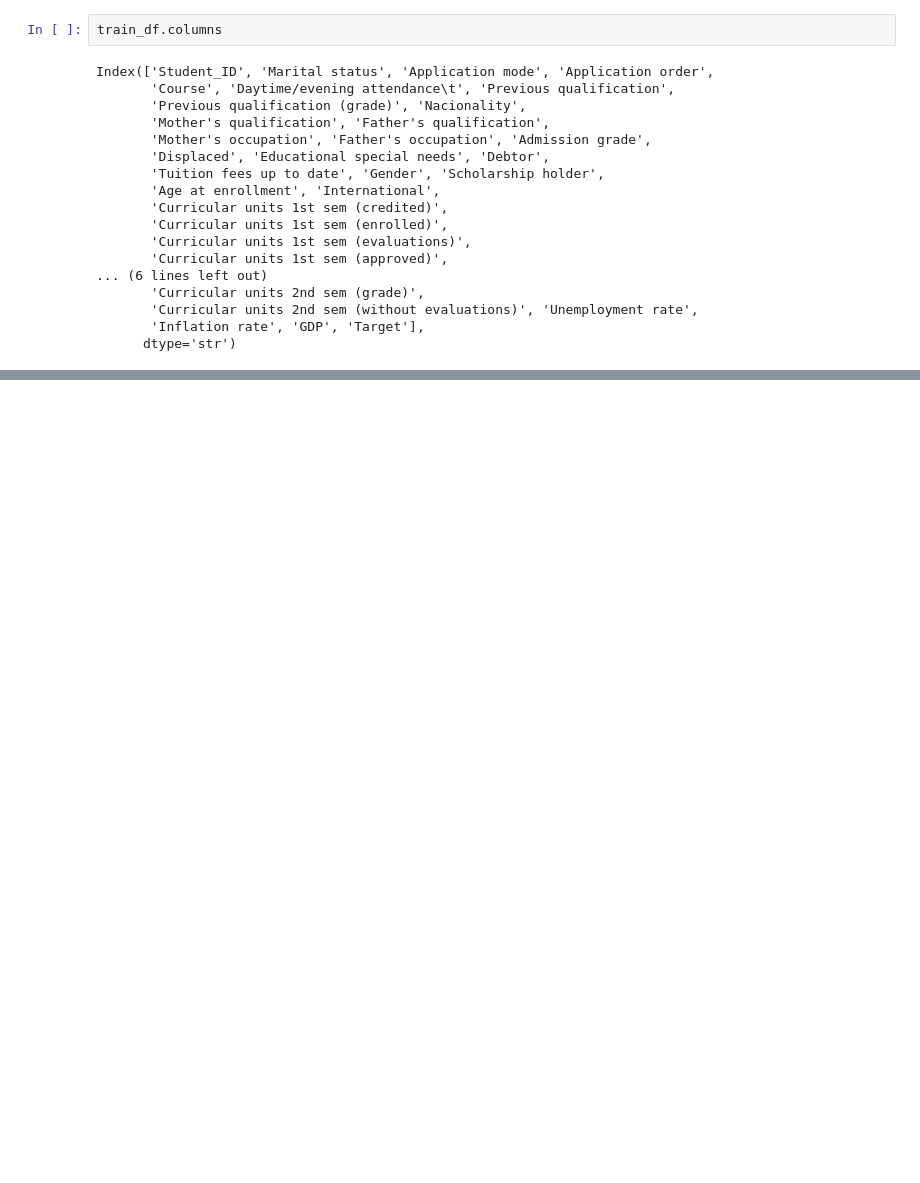
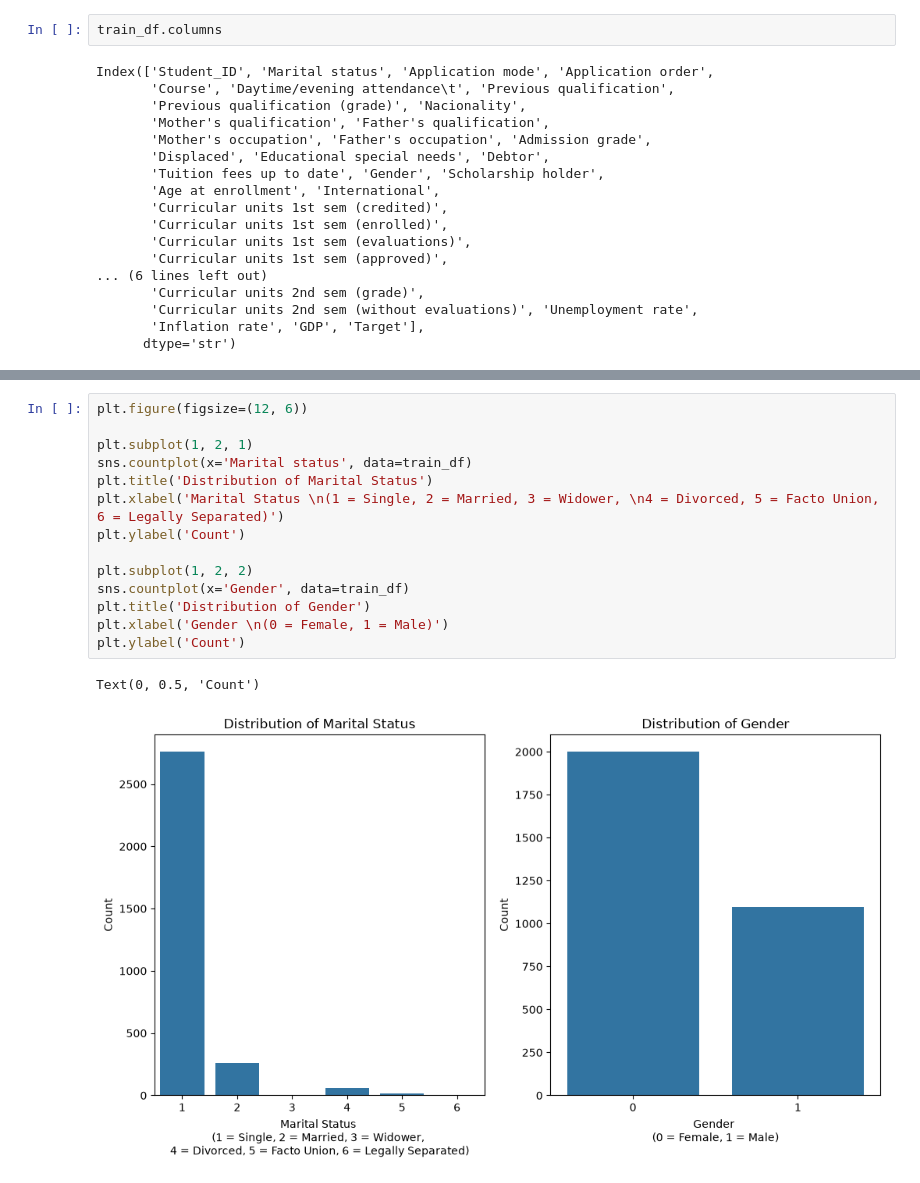
Before and after one commit to hamzhrdn/G6_AdvancedAI_Model, a Jupyter notebook: preprocessing.ipynb, the cells around one changed output, grey strips where cells are left out. Drawn from its saved outputs; the diff is of its cells as text; blank space fills up the shorter version.

```diff
--- a/preprocessing.ipynb
+++ b/preprocessing.ipynb
@@ -140,0 +132,17 @@ from sklearn.model_selection import train_test_split
+# %%
+plt.figure(figsize=(12, 6))
+
+plt.subplot(1, 2, 1)
+sns.countplot(x='Marital status', data=train_df)
+plt.title('Distribution of Marital Status')
+plt.xlabel('Marital Status \n(1 = Single, 2 = Married, 3 = Widower, \n4 = Divorced, 5 = Facto Union, 6 = Legally Separated)')
+plt.ylabel('Count')
+
+plt.subplot(1, 2, 2)
+sns.countplot(x='Gender', data=train_df)
+plt.title('Distribution of Gender')
+plt.xlabel('Gender \n(0 = Female, 1 = Male)')
+plt.ylabel('Count')
+# %% [output]
+Text(0, 0.5, 'Count')
+[figure, added]
```
Also changed, not shown: parts of 33 cells of this notebook, 17 other files.
